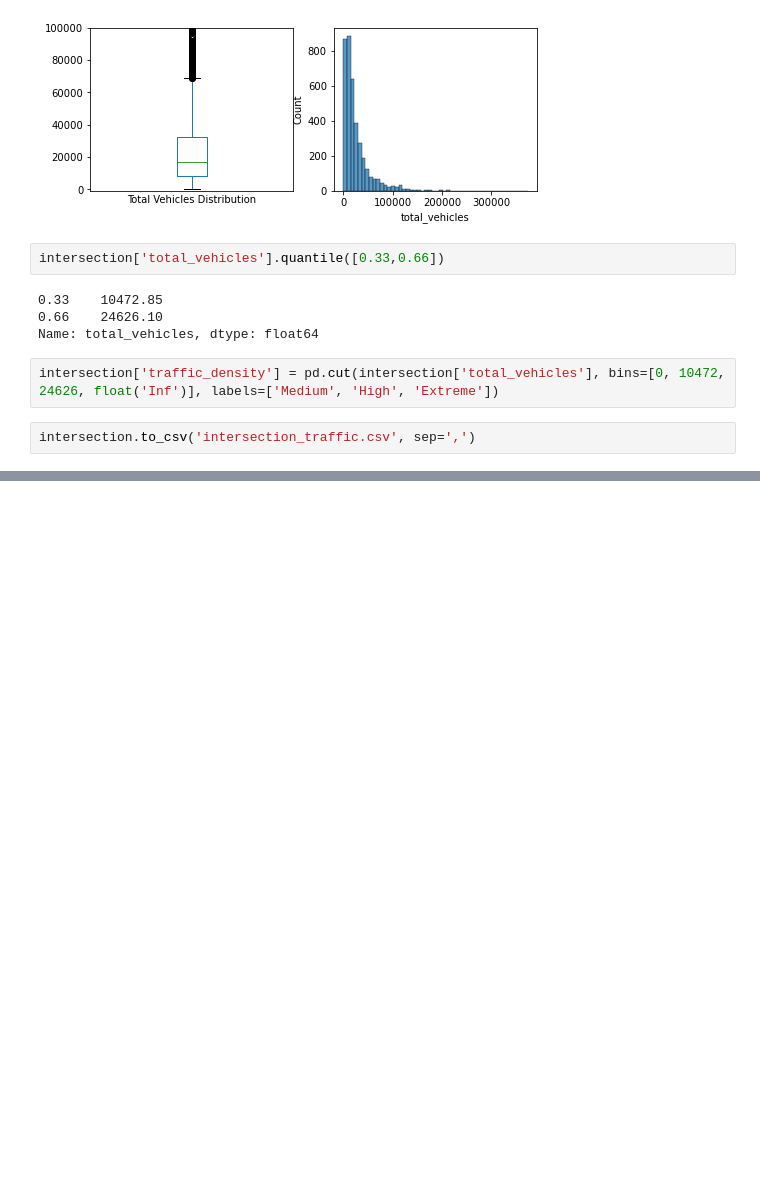
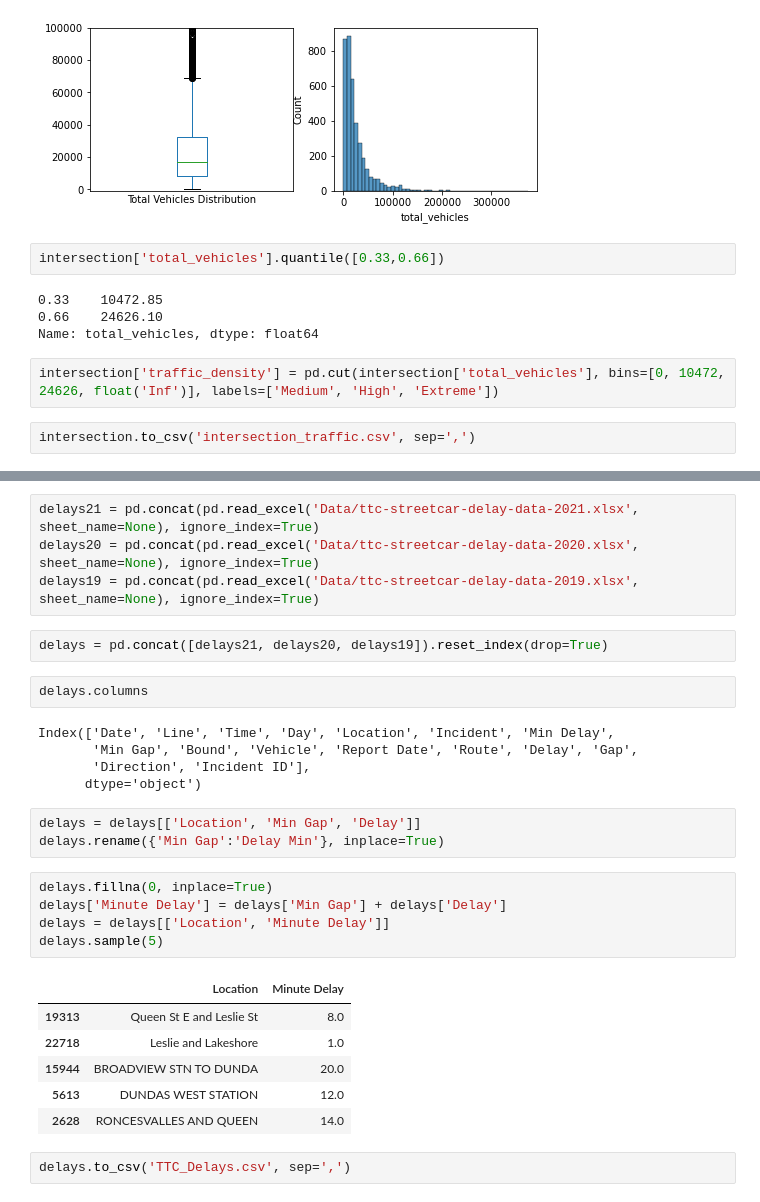
Before and after one commit to Hack-the-Globe-Team-SUStainable/ArcGIS-data-processing, a Jupyter notebook: Processing Data.ipynb, the cells around one changed output, grey strips where cells are left out. Cells and saved outputs as stored; diff of their text form; blank space fills up the shorter version.

Commit message:
Further Data Clean

```diff
--- a/Processing Data.ipynb
+++ b/Processing Data.ipynb
@@ -125,0 +194,30 @@ intersection.to_csv('intersection_traffic.csv', sep=',')
+# %%
+delays21 = pd.concat(pd.read_excel('Data/ttc-streetcar-delay-data-2021.xlsx', sheet_name=None), ignore_index=True)
+delays20 = pd.concat(pd.read_excel('Data/ttc-streetcar-delay-data-2020.xlsx', sheet_name=None), ignore_index=True)
+delays19 = pd.concat(pd.read_excel('Data/ttc-streetcar-delay-data-2019.xlsx', sheet_name=None), ignore_index=True)
+# %%
+delays = pd.concat([delays21, delays20, delays19]).reset_index(drop=True)
+# %%
+delays.columns
+# %% [output]
+Index(['Date', 'Line', 'Time', 'Day', 'Location', 'Incident', 'Min Delay',
+       'Min Gap', 'Bound', 'Vehicle', 'Report Date', 'Route', 'Delay', 'Gap',
+       'Direction', 'Incident ID'],
+      dtype='object')
+# %%
+delays = delays[['Location', 'Min Gap', 'Delay']]
+delays.rename({'Min Gap':'Delay Min'}, inplace=True)
+# %%
+delays.fillna(0, inplace=True)
+delays['Minute Delay'] = delays['Min Gap'] + delays['Delay']
+delays = delays[['Location', 'Minute Delay']]
+delays.sample(5)
+# %% [output]
+|  | Location | Minute Delay |
+| 19313 | Queen St E and Leslie St | 8.0 |
+| 22718 | Leslie and Lakeshore | 1.0 |
+| 15944 | BROADVIEW STN TO DUNDA | 20.0 |
+| 5613 | DUNDAS WEST STATION | 12.0 |
+| 2628 | RONCESVALLES AND QUEEN | 14.0 |
+# %%
+delays.to_csv('TTC_Delays.csv', sep=',')
```
Also changed, not shown: parts of 11 cells of this notebook, 6 other files.
